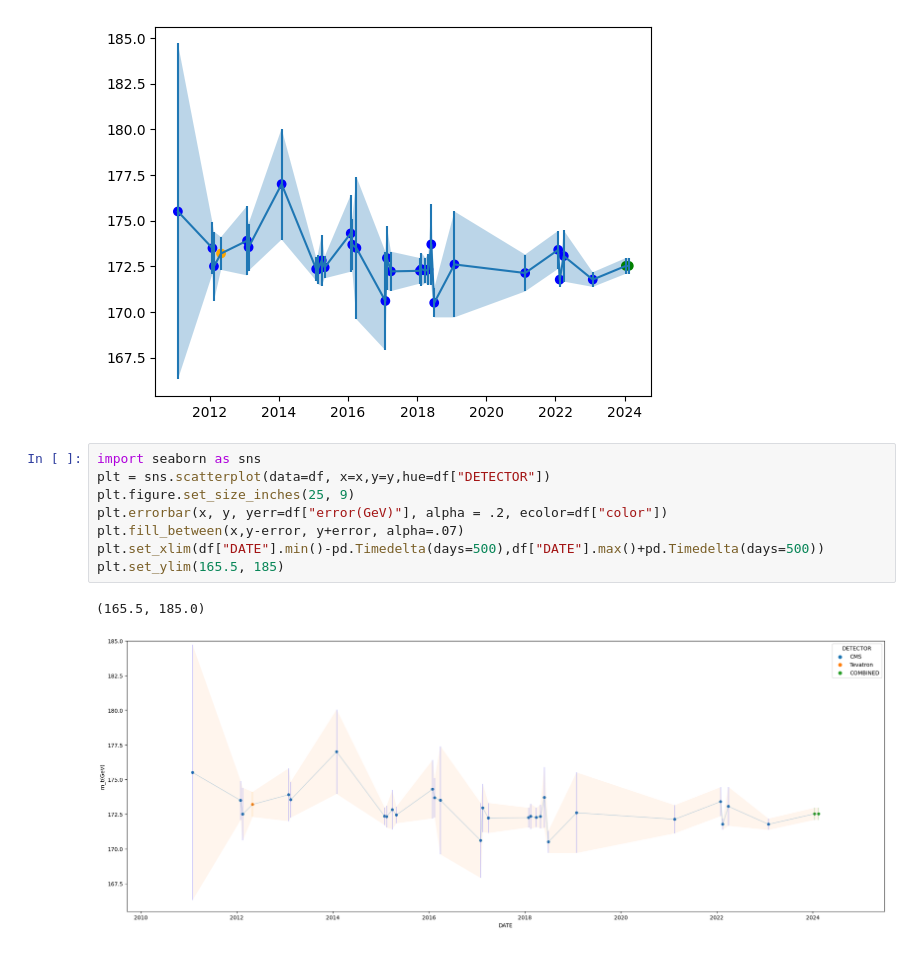
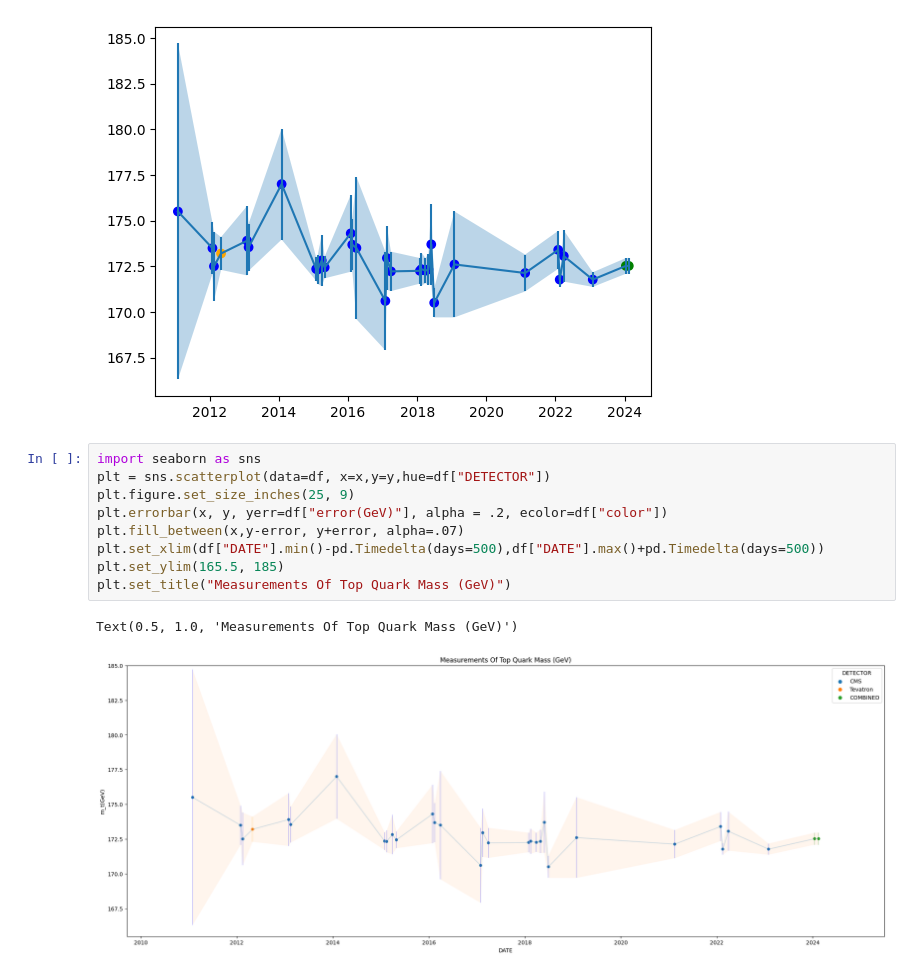
Before and after one commit to ysfcil/Data-Analysis, a Jupyter notebook: top_quark.ipynb, the cells around one changed output. Saved outputs shown, nothing was run; the diff lists cells and outputs as text.

```diff
--- a/top_quark.ipynb
+++ b/top_quark.ipynb
@@ -77,11 +77,12 @@ plt.scatter(x, y, c=df["color"])
 # %%
 import seaborn as sns
 plt = sns.scatterplot(data=df, x=x,y=y,hue=df["DETECTOR"])
 plt.figure.set_size_inches(25, 9)
 plt.errorbar(x, y, yerr=df["error(GeV)"], alpha = .2, ecolor=df["color"])
 plt.fill_between(x,y-error, y+error, alpha=.07)
 plt.set_xlim(df["DATE"].min()-pd.Timedelta(days=500),df["DATE"].max()+pd.Timedelta(days=500))
 plt.set_ylim(165.5, 185)
+plt.set_title("Measurements Of Top Quark Mass (GeV)")
 # %% [output]
-(165.5, 185.0)
+Text(0.5, 1.0, 'Measurements Of Top Quark Mass (GeV)')
-[figure, old version]
+[figure, new version]
```
